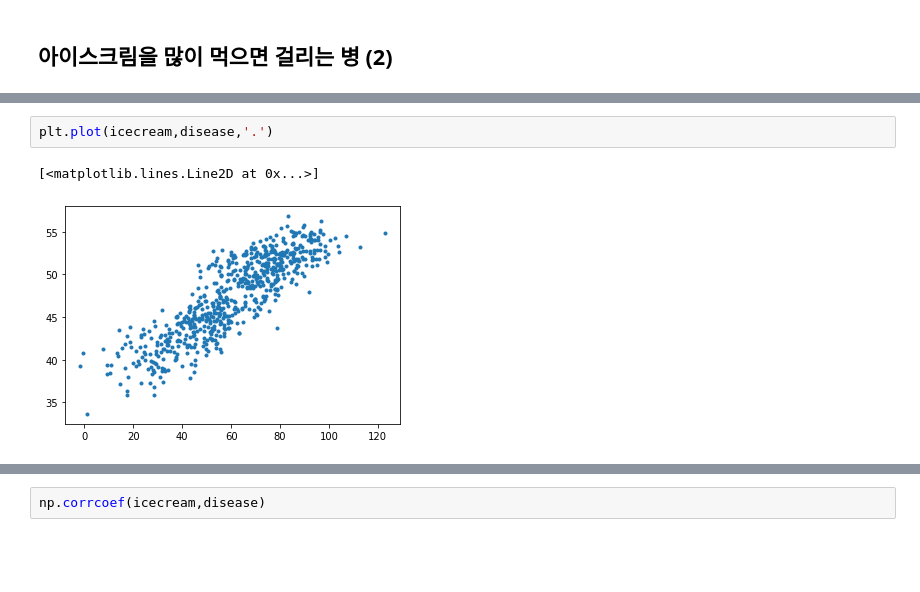
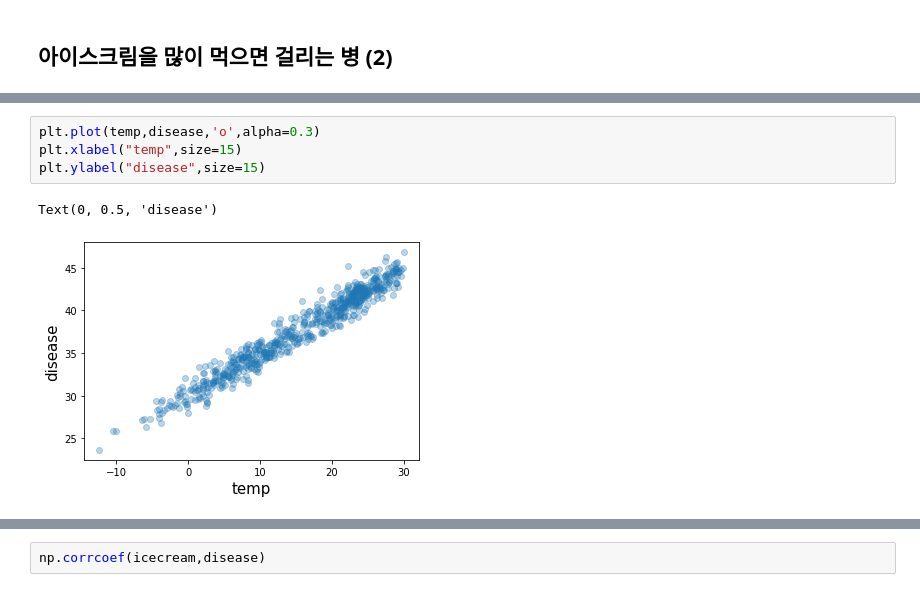
Before and after one commit to guebin/DV2022_backup, a Jupyter notebook: _notebooks/2022-10-19-(7주차) 10월19일.ipynb, the cells around one changed output, grey strips where cells are left out. Saved outputs shown, nothing was run; the diff lists cells and outputs as text; blank space fills up the shorter version.

```diff
--- a/_notebooks/2022-10-19-(7주차) 10월19일.ipynb
+++ b/_notebooks/2022-10-19-(7주차) 10월19일.ipynb
@@ -71,5 +89,7 @@ plt.plot(temp,disease,'.')
-# %%
-plt.plot(icecream,disease,'.')
-# %% [output]
-[<matplotlib.lines.Line2D at 0x...>]
-[figure, removed]
+# %%
+plt.plot(temp,disease,'o',alpha=0.3)
+plt.xlabel("temp",size=15)
+plt.ylabel("disease",size=15)
+# %% [output]
+Text(0, 0.5, 'disease')
+[figure, added]
```
Also changed, not shown: parts of 146 cells of this notebook, 3 other files.
